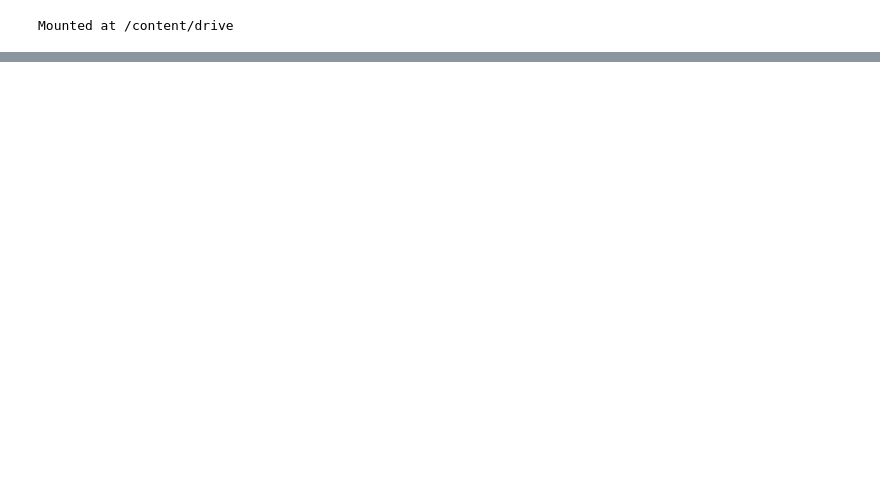
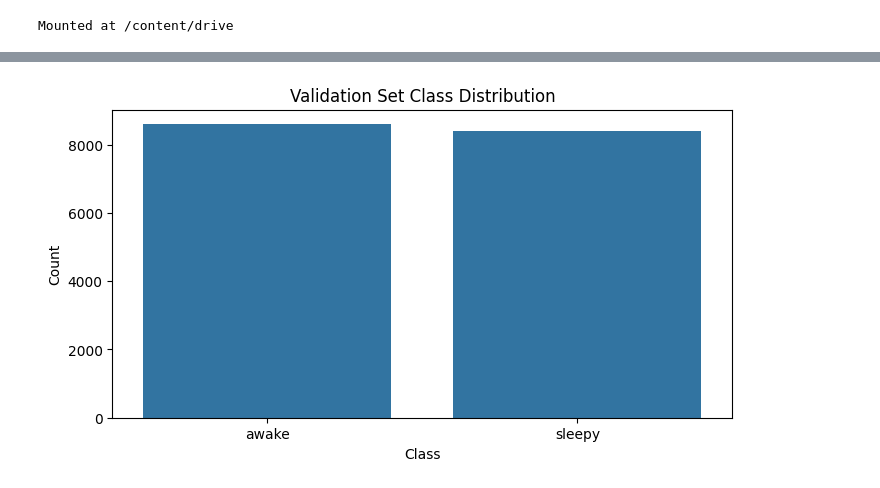
Before and after one commit to Harbhajan-Kaur/final_project_Harbhajan_Kaur, a Jupyter notebook: Kaggle_import.ipynb, the cells around one changed output, grey strips where cells are left out. Saved outputs shown, nothing was run; the diff lists cells and outputs as text; code cells hidden in the pictures; blank space fills up the shorter version.

```diff
--- a/Kaggle_import.ipynb
+++ b/Kaggle_import.ipynb
@@ -60,0 +137,5 @@ data
+# %%
+# Plot class distribution for val set
+plot_class_distribution(val_generator, 'Validation Set Class Distribution')
+# %% [output]
+[figure, added]
```
Also changed, not shown: parts of 16 cells of this notebook.
